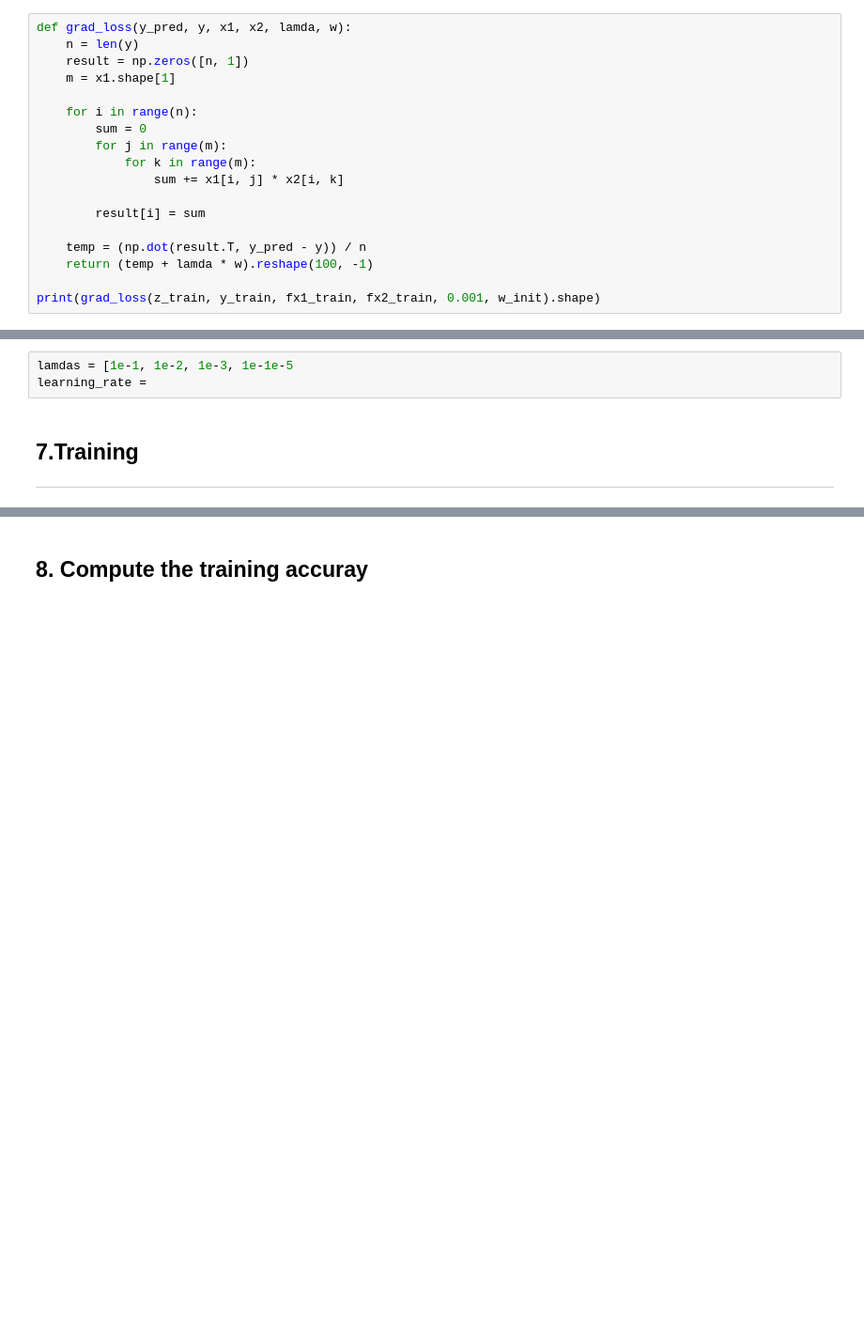
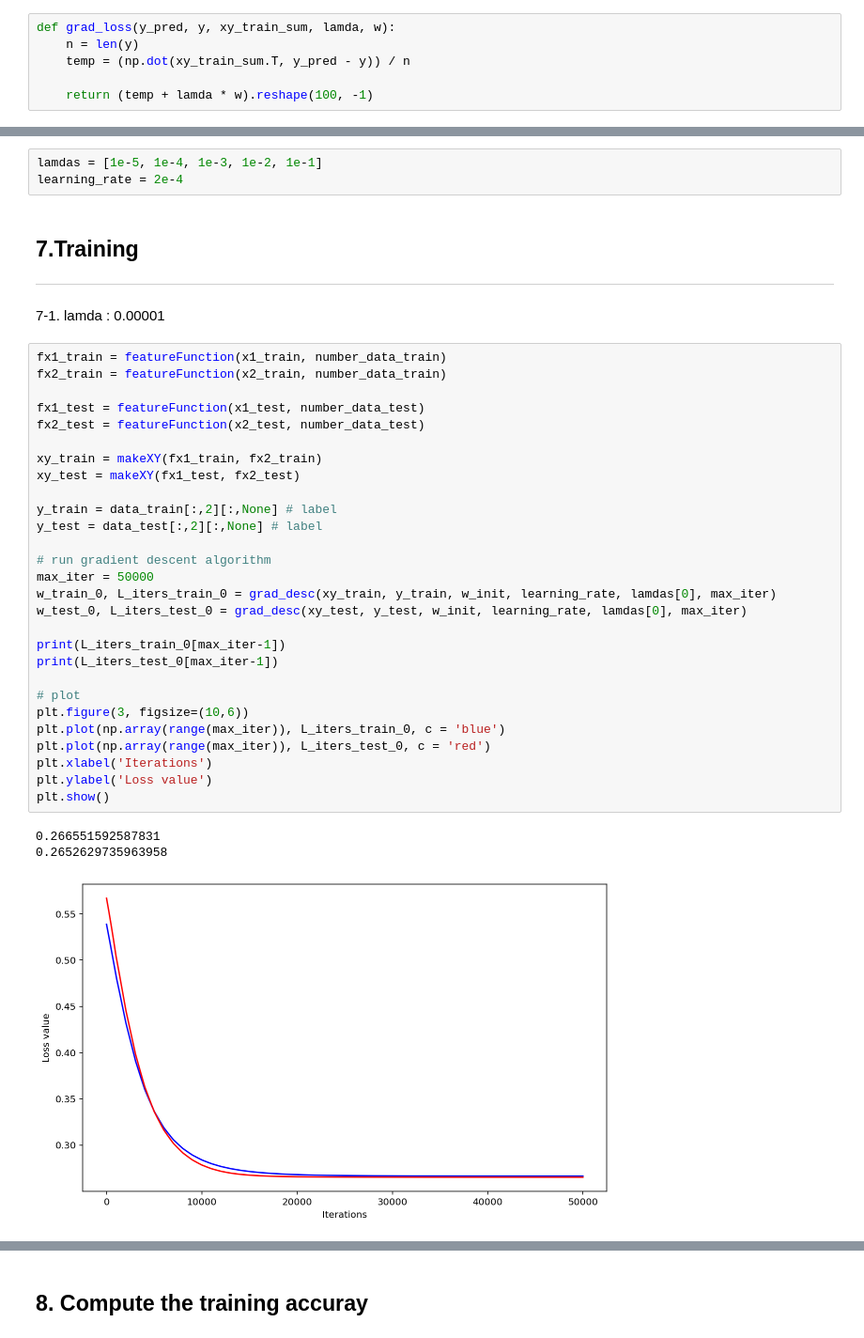
Before and after one commit to wkdthf21/Machine-Learning-Assignment, a Jupyter notebook: 06/assignment #6.ipynb, the cells around one changed output, grey strips where cells are left out. Shown at 94% size. Drawn from its saved outputs; the diff is of its cells as text; blank space fills up the shorter version.

Commit message:
assignment#06 : training

```diff
--- a/06/assignment #6.ipynb
+++ b/06/assignment #6.ipynb
@@ -198,20 +180,8 @@ print(loss_func(z_train, y_train, 0.001 ,w_init))
 # %% [markdown]
 4-2. define gradient of objective funtion
 # %%
-def grad_loss(y_pred, y, x1, x2, lamda, w):
+def grad_loss(y_pred, y, xy_train_sum, lamda, w):
     n = len(y)
-    result = np.zeros([n, 1])
-    m = x1.shape[1]
+    temp = (np.dot(xy_train_sum.T, y_pred - y)) / n
 
-    for i in range(n):
-        sum = 0
-        for j in range(m):
-            for k in range(m):
-                sum += x1[i, j] * x2[i, k]
-
-        result[i] = sum
-
-    temp = (np.dot(result.T, y_pred - y)) / n
     return (temp + lamda * w).reshape(100, -1)
-
-print(grad_loss(z_train, y_train, fx1_train, fx2_train, 0.001, w_init).shape)
@@ -240,8 +223,42 @@ def grad_desc(x1, x2, y , w_init, tau, lamda, max_iter):
 # %% [markdown]
 6-1. define lamda & learning rate
 # %%
-lamdas = [1e-1, 1e-2, 1e-3, 1e-1e-5
-learning_rate =
+lamdas = [1e-5, 1e-4, 1e-3, 1e-2, 1e-1]
+learning_rate = 2e-4
 # %% [markdown]
 ## 7.Training
 <hr>
+# %% [markdown]
+7-1. lamda : 0.00001
+# %%
+fx1_train = featureFunction(x1_train, number_data_train)
+fx2_train = featureFunction(x2_train, number_data_train)
+
+fx1_test = featureFunction(x1_test, number_data_test)
+fx2_test = featureFunction(x2_test, number_data_test)
+
+xy_train = makeXY(fx1_train, fx2_train)
+xy_test = makeXY(fx1_test, fx2_test)
+
+y_train = data_train[:,2][:,None] # label
+y_test = data_test[:,2][:,None] # label
+
+# run gradient descent algorithm
+max_iter = 50000
+w_train_0, L_iters_train_0 = grad_desc(xy_train, y_train, w_init, learning_rate, lamdas[0], max_iter)
+w_test_0, L_iters_test_0 = grad_desc(xy_test, y_test, w_init, learning_rate, lamdas[0], max_iter)
+
+print(L_iters_train_0[max_iter-1])
+print(L_iters_test_0[max_iter-1])
+
+# plot
+plt.figure(3, figsize=(10,6))
+plt.plot(np.array(range(max_iter)), L_iters_train_0, c = 'blue')
+plt.plot(np.array(range(max_iter)), L_iters_test_0, c = 'red')
+plt.xlabel('Iterations')
+plt.ylabel('Loss value')
+plt.show()
+# %% [output]
+0.266551592587831
+0.2652629735963958
+[figure, added]
```
Also changed, not shown: parts of 16 cells of this notebook.
